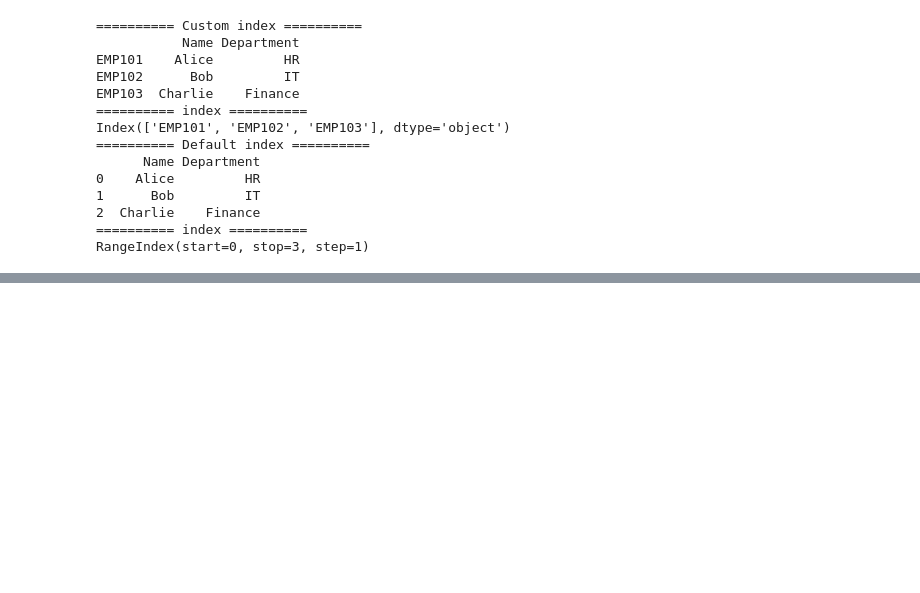
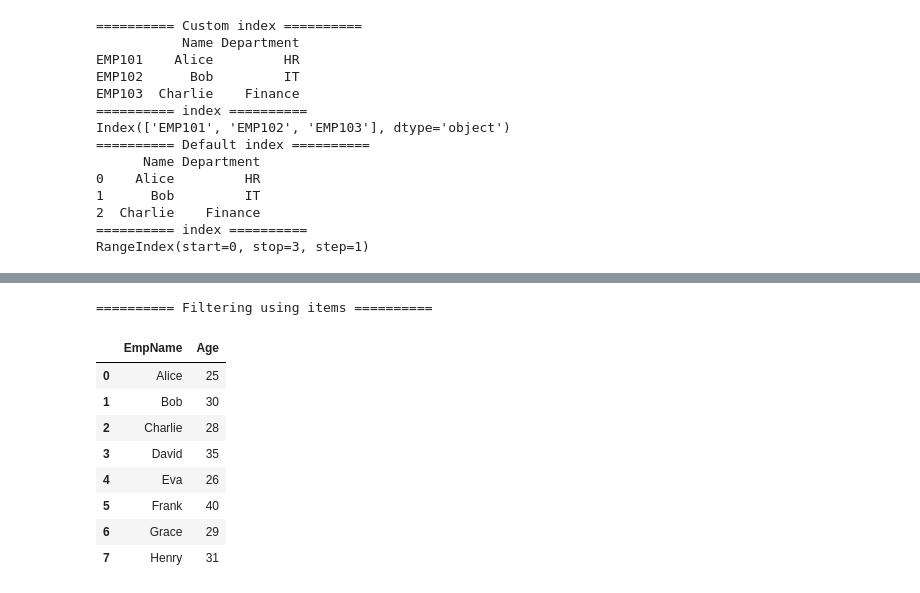
Before and after one commit to Vignesh-S-98/AI-Learn, a Jupyter notebook: pandas/basic_pandas_structured copy.ipynb, the cells around one changed output, grey strips where cells are left out. Saved outputs shown, nothing was run; the diff lists cells and outputs as text; code cells hidden in the pictures; blank space fills up the shorter version.

```diff
--- a/pandas/basic_pandas_structured copy.ipynb
+++ b/pandas/basic_pandas_structured copy.ipynb
@@ -3867,0 +4447,15 @@ RangeIndex(start=0, stop=3, step=1)
+# %%
+printAttr('Filtering using items')
+
+df.filter(items=['EmpName',"Age"])
+# %% [output]
+========== Filtering using items ==========
+|  | EmpName | Age |
+| 0 | Alice | 25 |
+| 1 | Bob | 30 |
+| 2 | Charlie | 28 |
+| 3 | David | 35 |
+| 4 | Eva | 26 |
+| 5 | Frank | 40 |
+| 6 | Grace | 29 |
+| 7 | Henry | 31 |
```
Also changed, not shown: parts of 27 cells of this notebook, 1 other file.
